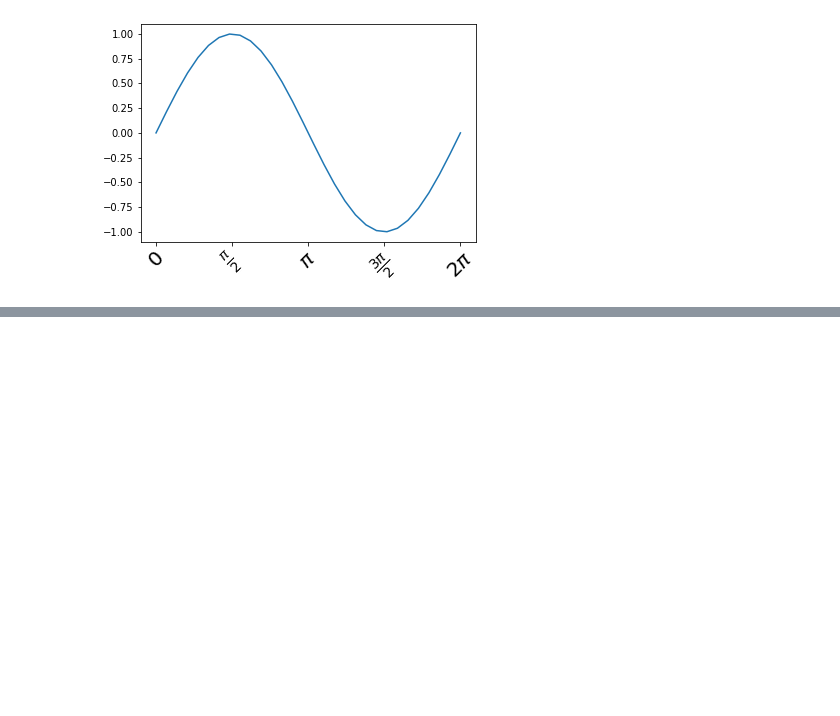
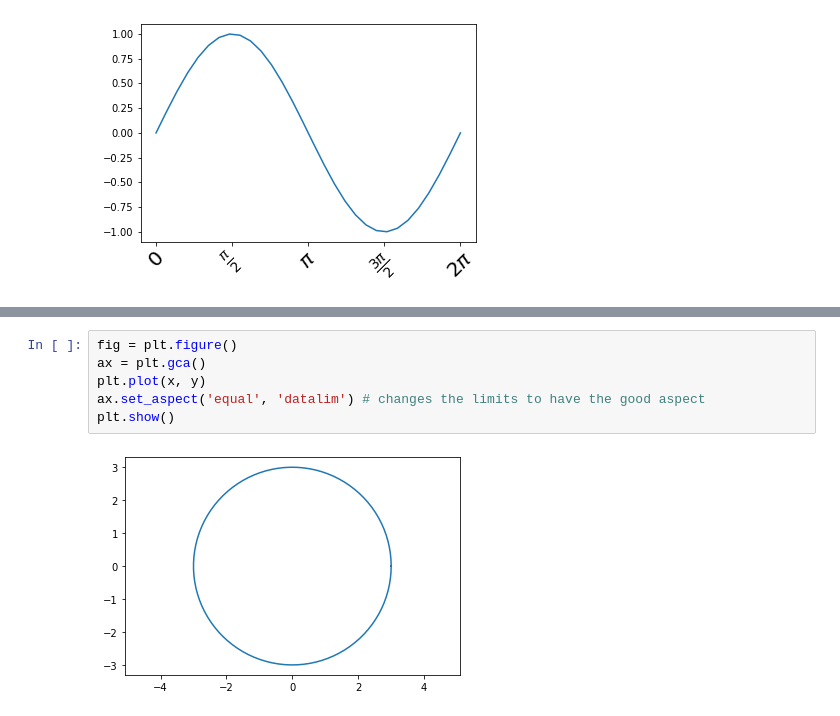
Before and after one commit to umr-marbec/python-training, a Jupyter notebook: plots/axes.ipynb, the cells around one changed output, grey strips where cells are left out. Cells and saved outputs as stored; diff of their text form; blank space fills up the shorter version.

```diff
--- a/plots/axes.ipynb
+++ b/plots/axes.ipynb
@@ -58,0 +90,8 @@ plt.show()
+# %%
+fig = plt.figure()
+ax = plt.gca()
+plt.plot(x, y)
+ax.set_aspect('equal', 'datalim') # changes the limits to have the good aspect
+plt.show()
+# %% [output]
+[figure, added]
```
Also changed, not shown: parts of 6 cells of this notebook, 4 other files.
